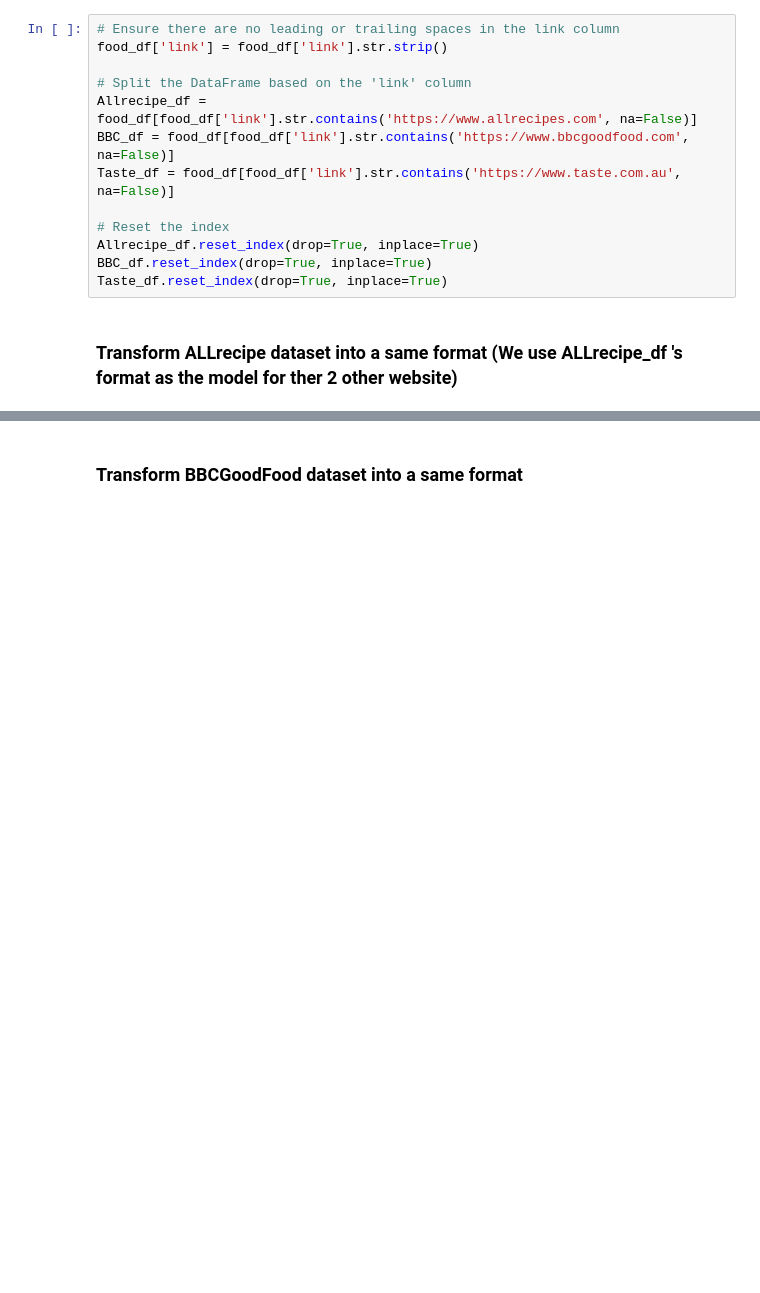
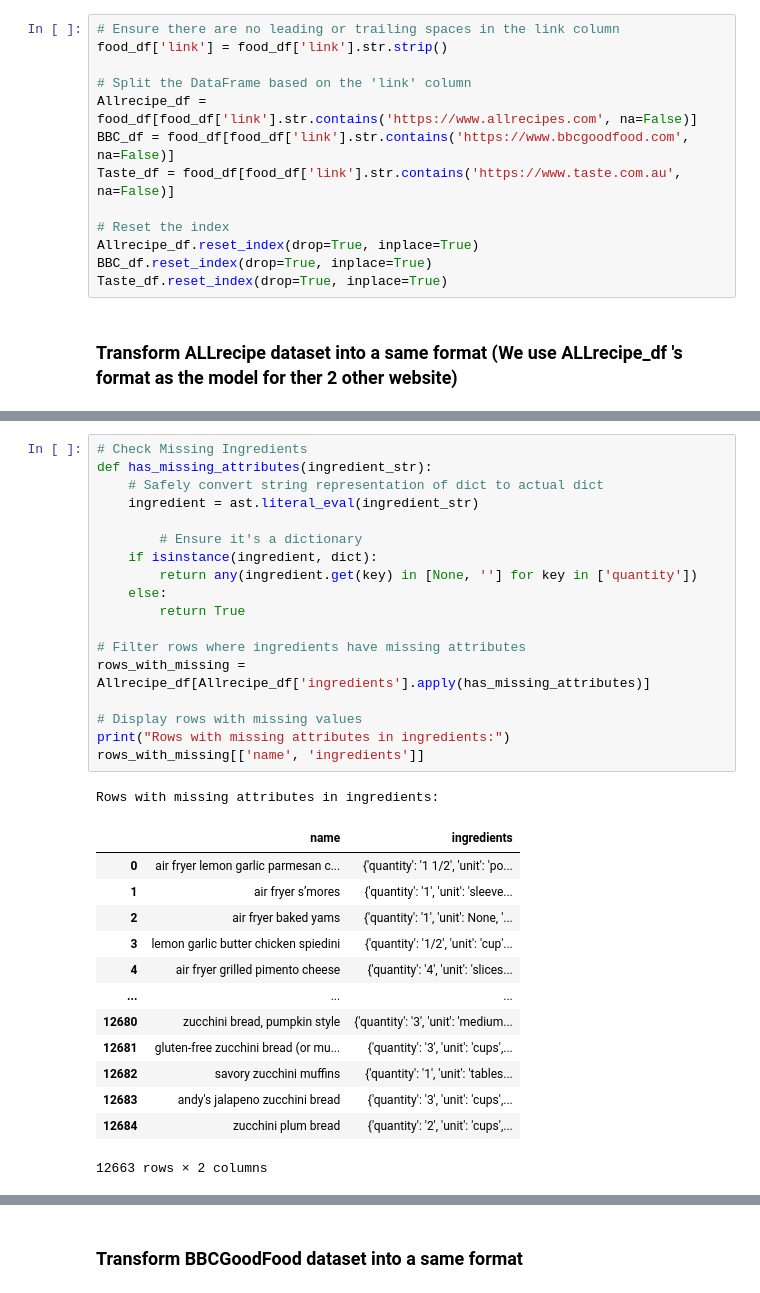
Before and after one commit to DaC00KIE/BDA-Ian-ngecarry, a Jupyter notebook: Preprocess.ipynb, the cells around one changed output, grey strips where cells are left out. Cells and saved outputs as stored; diff of their text form; blank space fills up the shorter version.

```diff
--- a/Preprocess.ipynb
+++ b/Preprocess.ipynb
@@ -202,3 +202,36 @@ Allrecipe_df.describe()
 | unique | 12685 | 12682 | 12684 | 1058 | 174 | 105 | 112 | 76 | 12673 | 12685 |
 | top | air fryer lemon garlic parmesan c... | {'quantity': '2 ¼', 'unit': 'cups... | Pour the 1/2 cup of water or milk... | 215 | 1g | 3g | 0g | 8 | https://cdn.jwplayer.com/v2/media... | https://www.allrecipes.com/air-fr... |
 | freq | 1 | 2 | 2 | 38 | 255 | 1030 | 540 | 2369 | 4 | 1 |
+# %%
+# Check Missing Ingredients
+def has_missing_attributes(ingredient_str):
+    # Safely convert string representation of dict to actual dict
+    ingredient = ast.literal_eval(ingredient_str)
+
+        # Ensure it's a dictionary
+    if isinstance(ingredient, dict):
+        return any(ingredient.get(key) in [None, ''] for key in ['quantity'])
+    else:
+        return True
+
+# Filter rows where ingredients have missing attributes
+rows_with_missing = Allrecipe_df[Allrecipe_df['ingredients'].apply(has_missing_attributes)]
+
+# Display rows with missing values
+print("Rows with missing attributes in ingredients:")
+rows_with_missing[['name', 'ingredients']]
+# %% [output]
+Rows with missing attributes in ingredients:
+|  | name | ingredients |
+| 0 | air fryer lemon garlic parmesan c... | {'quantity': '1 1/2', 'unit': 'po... |
+| 1 | air fryer s’mores | {'quantity': '1', 'unit': 'sleeve... |
+| 2 | air fryer baked yams | {'quantity': '1', 'unit': None, '... |
+| 3 | lemon garlic butter chicken spiedini | {'quantity': '1/2', 'unit': 'cup'... |
+| 4 | air fryer grilled pimento cheese | {'quantity': '4', 'unit': 'slices... |
+| ... | ... | ... |
+| 12680 | zucchini bread, pumpkin style | {'quantity': '3', 'unit': 'medium... |
+| 12681 | gluten-free zucchini bread (or mu... | {'quantity': '3', 'unit': 'cups',... |
+| 12682 | savory zucchini muffins | {'quantity': '1', 'unit': 'tables... |
+| 12683 | andy's jalapeno zucchini bread | {'quantity': '3', 'unit': 'cups',... |
+| 12684 | zucchini plum bread | {'quantity': '2', 'unit': 'cups',... |
+12663 rows × 2 columns
```
Also changed, not shown: parts of 7 cells of this notebook.
